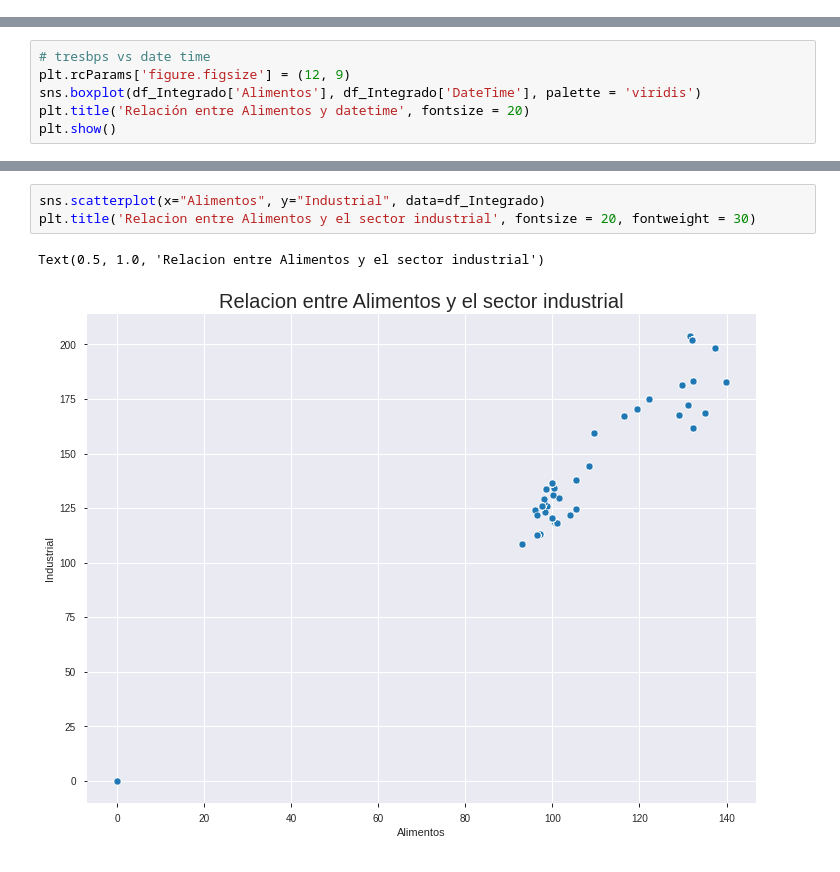
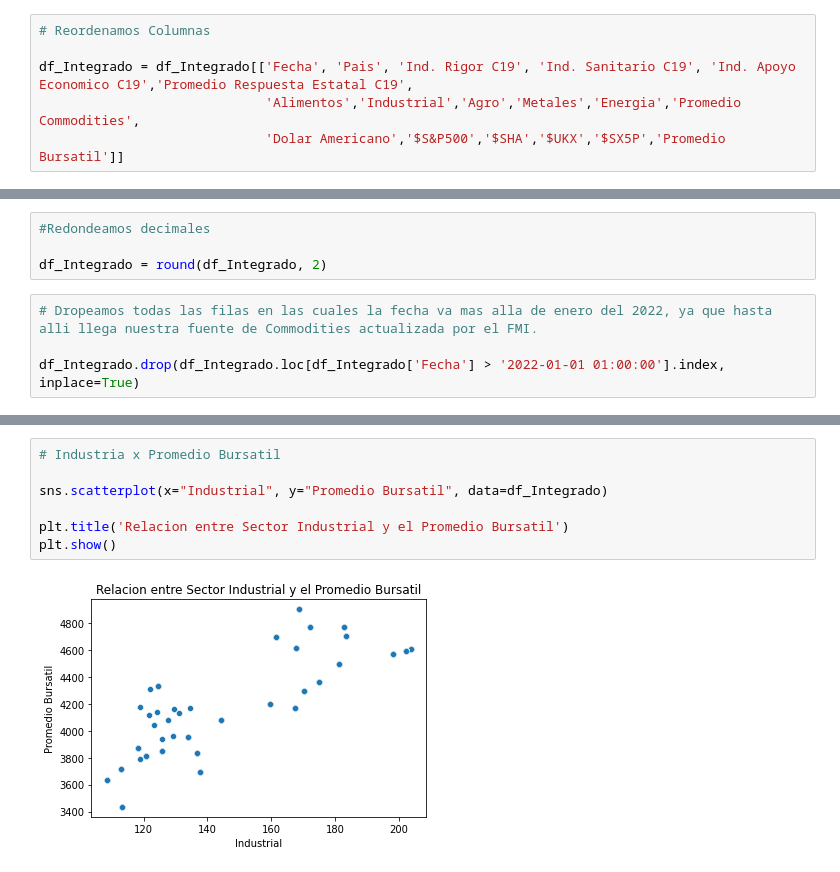
Before and after one commit to RufinoMartin/Coderhouse2021, a Jupyter notebook: Notebook_Integrado.ipynb, the cells around one changed output, grey strips where cells are left out. Cells and saved outputs as stored; diff of their text form.

```diff
--- a/Notebook_Integrado.ipynb
+++ b/Notebook_Integrado.ipynb
@@ -101,3 +143,9 @@ dtype: object
+# %%
+# Reordenamos Columnas
+
+df_Integrado = df_Integrado[['Fecha', 'Pais', 'Ind. Rigor C19', 'Ind. Sanitario C19', 'Ind. Apoyo Economico C19','Promedio Respuesta Estatal C19',
+                             'Alimentos','Industrial','Agro','Metales','Energia','Promedio Commodities',
+                             'Dolar Americano','$S&P500','$SHA','$UKX','$SX5P','Promedio Bursatil']]
 # %%
 df_Integrado.head(5)
 # %% [output]
@@ -109,0 +158,8 @@ df_Integrado.head(5)
+# %%
+#Redondeamos decimales
+
+df_Integrado = round(df_Integrado, 2)
+# %%
+# Dropeamos todas las filas en las cuales la fecha va mas alla de enero del 2022, ya que hasta alli llega nuestra fuente de Commodities actualizada por el FMI.
+
+df_Integrado.drop(df_Integrado.loc[df_Integrado['Fecha'] > '2022-01-01 01:00:00'].index, inplace=True)
@@ -196,6 +442,0 @@ plt.show()
-# %%
-# tresbps vs date time
-plt.rcParams['figure.figsize'] = (12, 9)
-sns.boxplot(df_Integrado['Alimentos'], df_Integrado['DateTime'], palette = 'viridis')
-plt.title('Relación entre Alimentos y datetime', fontsize = 20)
-plt.show()
@@ -204,6 +460,9 @@ plt.show()
 # %%
-sns.scatterplot(x="Alimentos", y="Industrial", data=df_Integrado)
-plt.title('Relacion entre Alimentos y el sector industrial', fontsize = 20, fontweight = 30)
+# Industria x Promedio Bursatil
+
+sns.scatterplot(x="Industrial", y="Promedio Bursatil", data=df_Integrado)
+
+plt.title('Relacion entre Sector Industrial y el Promedio Bursatil')
+plt.show()
 # %% [output]
-Text(0.5, 1.0, 'Relacion entre Alimentos y el sector industrial')
-[figure, old version]
+[figure, new version]
```
Also changed, not shown: parts of 67 cells of this notebook.
